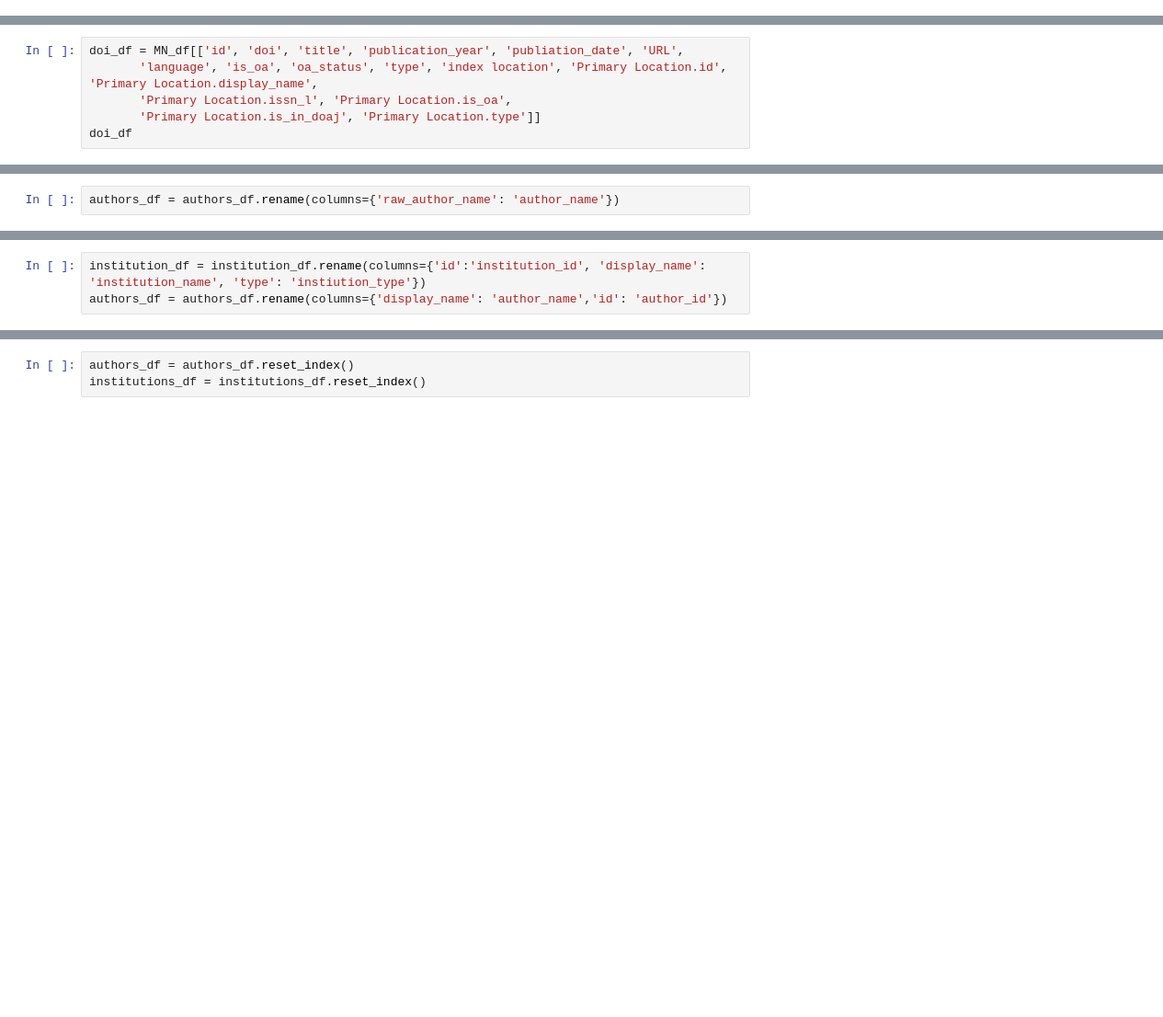
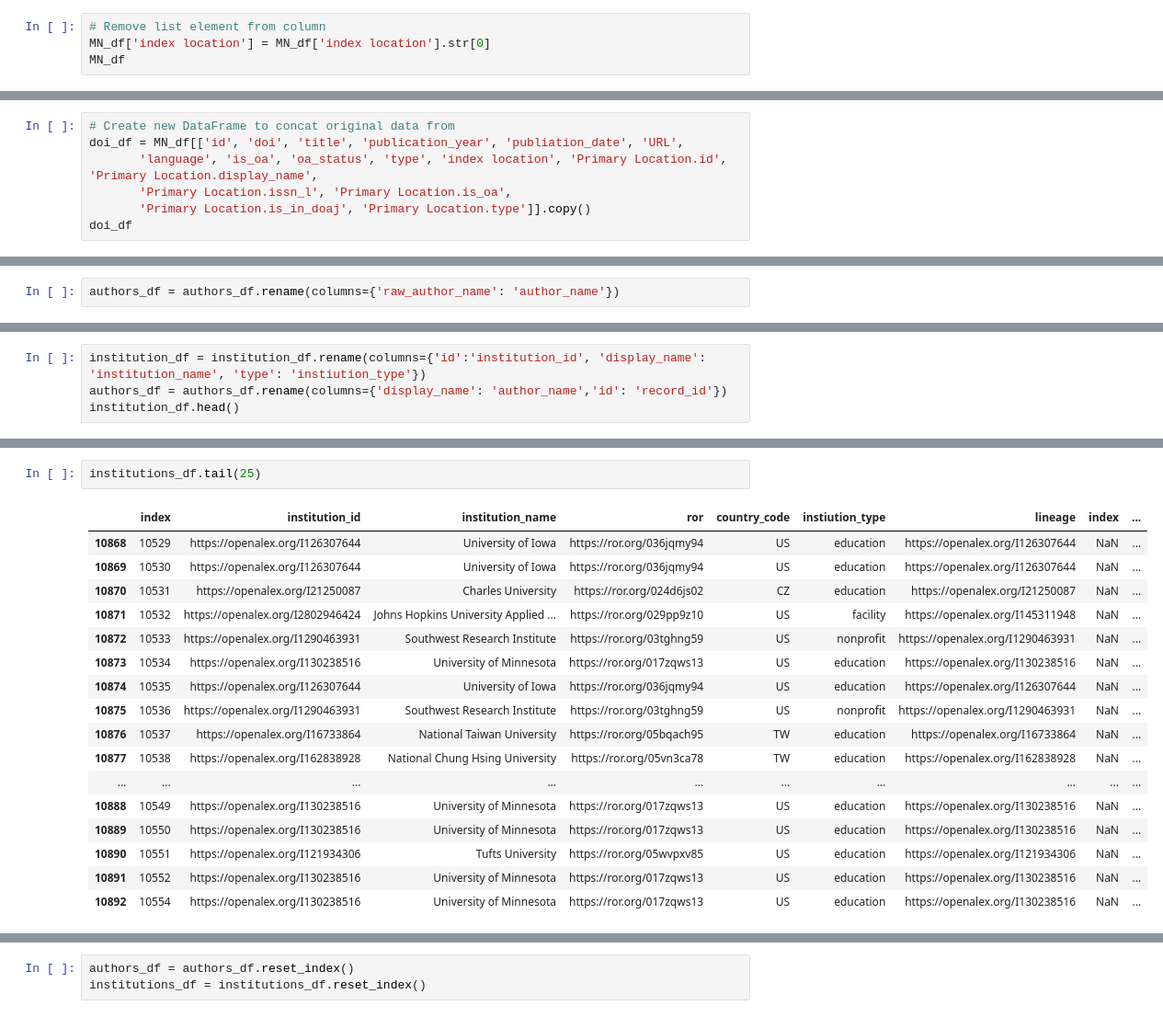
Before and after one commit to senderrr/OpenAlex, a Jupyter notebook: OpenAlex.ipynb, the cells around one changed output, grey strips where cells are left out. Shown at 92% size. Saved outputs shown, nothing was run; the diff lists cells and outputs as text; blank space fills up the shorter version.

Commit message:
Fixed column issue "duplciate"

```diff
--- a/OpenAlex.ipynb
+++ b/OpenAlex.ipynb
@@ -107,0 +169,4 @@ MN_df
+# %%
+# Remove list element from column
+MN_df['index location'] = MN_df['index location'].str[0]
+MN_df
@@ -107,0 +213,7 @@ MN_df
+# %%
+# Create new DataFrame to concat original data from
+doi_df = MN_df[['id', 'doi', 'title', 'publication_year', 'publiation_date', 'URL',
+       'language', 'is_oa', 'oa_status', 'type', 'index location', 'Primary Location.id', 'Primary Location.display_name',
+       'Primary Location.issn_l', 'Primary Location.is_oa',
+       'Primary Location.is_in_doaj', 'Primary Location.type']].copy()
+doi_df
@@ -132,6 +242,0 @@ authors_df
-# %%
-doi_df = MN_df[['id', 'doi', 'title', 'publication_year', 'publiation_date', 'URL',
-       'language', 'is_oa', 'oa_status', 'type', 'index location', 'Primary Location.id', 'Primary Location.display_name',
-       'Primary Location.issn_l', 'Primary Location.is_oa',
-       'Primary Location.is_in_doaj', 'Primary Location.type']]
-doi_df
@@ -174,3 +345,4 @@ institution_df
 # %%
 institution_df = institution_df.rename(columns={'id':'institution_id', 'display_name': 'institution_name', 'type': 'instiution_type'})
-authors_df = authors_df.rename(columns={'display_name': 'author_name','id': 'author_id'})
+authors_df = authors_df.rename(columns={'display_name': 'author_name','id': 'record_id'})
+institution_df.head()
@@ -194,0 +435,20 @@ authors_df
+# %%
+institutions_df.tail(25)
+# %% [output]
+|  | index | institution_id | institution_name | ror | country_code | instiution_type | lineage | index | ... |
+| 10868 | 10529 | https://openalex.org/I126307644 | University of Iowa | https://ror.org/036jqmy94 | US | education | https://openalex.org/I126307644 | NaN | ... |
+| 10869 | 10530 | https://openalex.org/I126307644 | University of Iowa | https://ror.org/036jqmy94 | US | education | https://openalex.org/I126307644 | NaN | ... |
+| 10870 | 10531 | https://openalex.org/I21250087 | Charles University | https://ror.org/024d6js02 | CZ | education | https://openalex.org/I21250087 | NaN | ... |
+| 10871 | 10532 | https://openalex.org/I2802946424 | Johns Hopkins University Applied ... | https://ror.org/029pp9z10 | US | facility | https://openalex.org/I145311948 | NaN | ... |
+| 10872 | 10533 | https://openalex.org/I1290463931 | Southwest Research Institute | https://ror.org/03tghng59 | US | nonprofit | https://openalex.org/I1290463931 | NaN | ... |
+| 10873 | 10534 | https://openalex.org/I130238516 | University of Minnesota | https://ror.org/017zqws13 | US | education | https://openalex.org/I130238516 | NaN | ... |
+| 10874 | 10535 | https://openalex.org/I126307644 | University of Iowa | https://ror.org/036jqmy94 | US | education | https://openalex.org/I126307644 | NaN | ... |
+| 10875 | 10536 | https://openalex.org/I1290463931 | Southwest Research Institute | https://ror.org/03tghng59 | US | nonprofit | https://openalex.org/I1290463931 | NaN | ... |
+| 10876 | 10537 | https://openalex.org/I16733864 | National Taiwan University | https://ror.org/05bqach95 | TW | education | https://openalex.org/I16733864 | NaN | ... |
+| 10877 | 10538 | https://openalex.org/I162838928 | National Chung Hsing University | https://ror.org/05vn3ca78 | TW | education | https://openalex.org/I162838928 | NaN | ... |
+| ... | ... | ... | ... | ... | ... | ... | ... | ... | ... |
+| 10888 | 10549 | https://openalex.org/I130238516 | University of Minnesota | https://ror.org/017zqws13 | US | education | https://openalex.org/I130238516 | NaN | ... |
+| 10889 | 10550 | https://openalex.org/I130238516 | University of Minnesota | https://ror.org/017zqws13 | US | education | https://openalex.org/I130238516 | NaN | ... |
+| 10890 | 10551 | https://openalex.org/I121934306 | Tufts University | https://ror.org/05wvpxv85 | US | education | https://openalex.org/I121934306 | NaN | ... |
+| 10891 | 10552 | https://openalex.org/I130238516 | University of Minnesota | https://ror.org/017zqws13 | US | education | https://openalex.org/I130238516 | NaN | ... |
+| 10892 | 10554 | https://openalex.org/I130238516 | University of Minnesota | https://ror.org/017zqws13 | US | education | https://openalex.org/I130238516 | NaN | ... |
```
Also changed, not shown: parts of 113 cells of this notebook, 2 other files.
